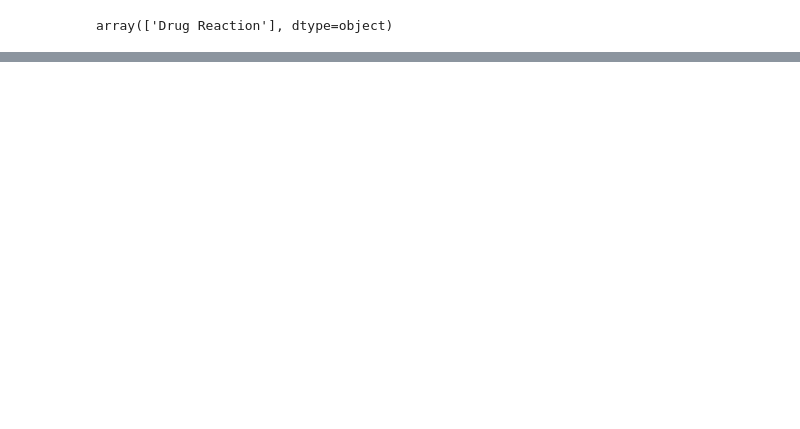
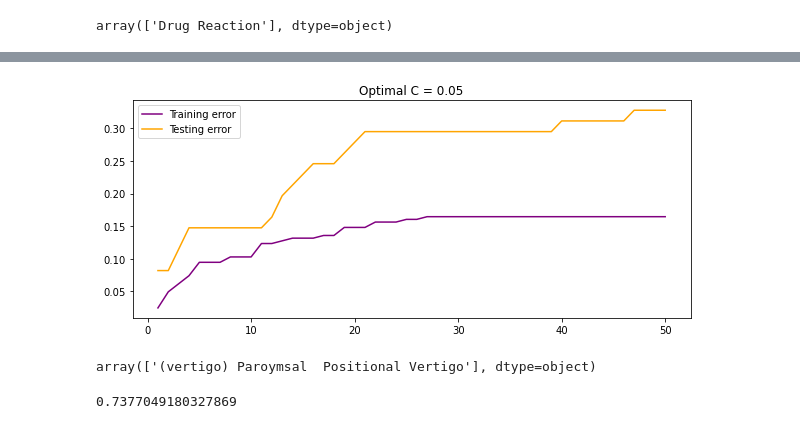
Before and after one commit to mbenkus/MedicalChatbot, a Jupyter notebook: model.ipynb, the cells around one changed output, grey strips where cells are left out. Saved outputs shown, nothing was run; the diff lists cells and outputs as text; code cells hidden in the pictures; blank space fills up the shorter version.

```diff
--- a/model.ipynb
+++ b/model.ipynb
@@ -96,12 +110,9 @@ print(len(list_of_symptoms))
 from sklearn.model_selection import train_test_split
 from sklearn.neighbors import KNeighborsClassifier
 
-knn = KNeighborsClassifier(n_neighbors=10)
-X_train, X_test, y_train, y_test = train_test_split(examples, labels.ravel(), test_size=0.3)
+knn = KNeighborsClassifier(n_neighbors=6, metric='cosine')
+X_train, X_test, y_train, y_test = train_test_split(examples, labels.ravel(), test_size=0.2)
 knn.fit(X_train, y_train)
-
-with open('fitted_model.pickle', 'wb') as modelFile:
-    model = pickle.dump(knn, modelFile)
 # %%
 symptoms = ['stomach_pain', 'headache']
 x_test = []
@@ -159,0 +221,24 @@ dc_tree.score(X_test, y_test)
+# %%
+fig = plt.figure(figsize=(10,4))
+
+c, best_c, train_errors, test_errors = cross_validation(X_train, y_train, X_test, y_test, model_name='logreg')
+plt.title(f"Optimal C = {best_c}")
+plt.plot(c, train_errors, c='purple', label='Training error')
+plt.plot(c, test_errors, c='orange', label='Testing error')
+plt.legend()
+
+plt.show()
+# %% [output]
+[figure, added]
+# %%
+from sklearn.svm import SVC
+
+svm = SVC(C=0.3)
+svm.fit(X_train, y_train)
+svm.predict(x_test.reshape(1,-1))
+# %% [output]
+array(['(vertigo) Paroymsal  Positional Vertigo'], dtype=object)
+# %%
+print(svm.score(X_test, y_test))
+# %% [output]
+0.7377049180327869
```
Also changed, not shown: parts of 20 cells of this notebook, 2 other files.
